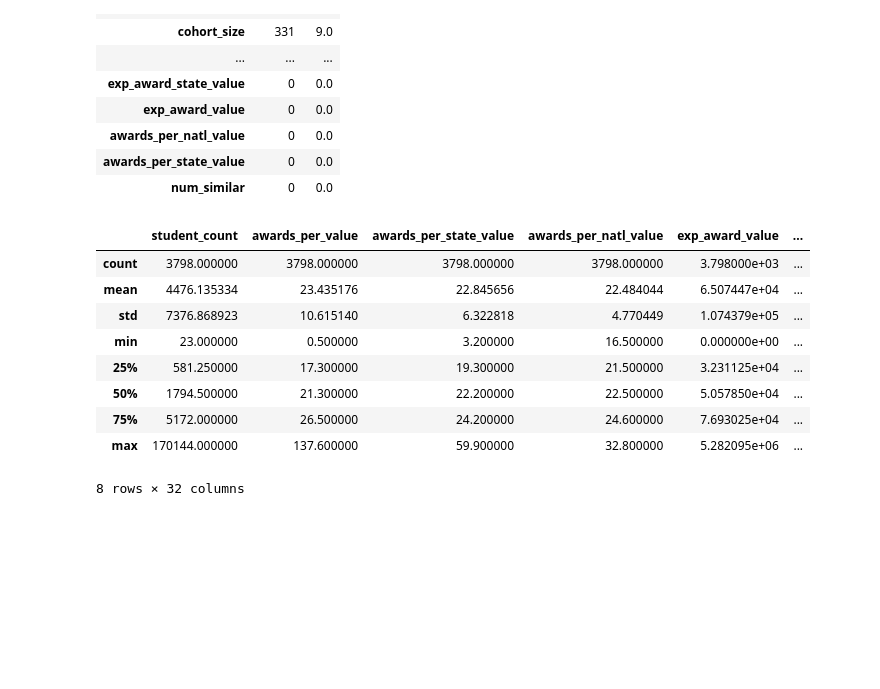
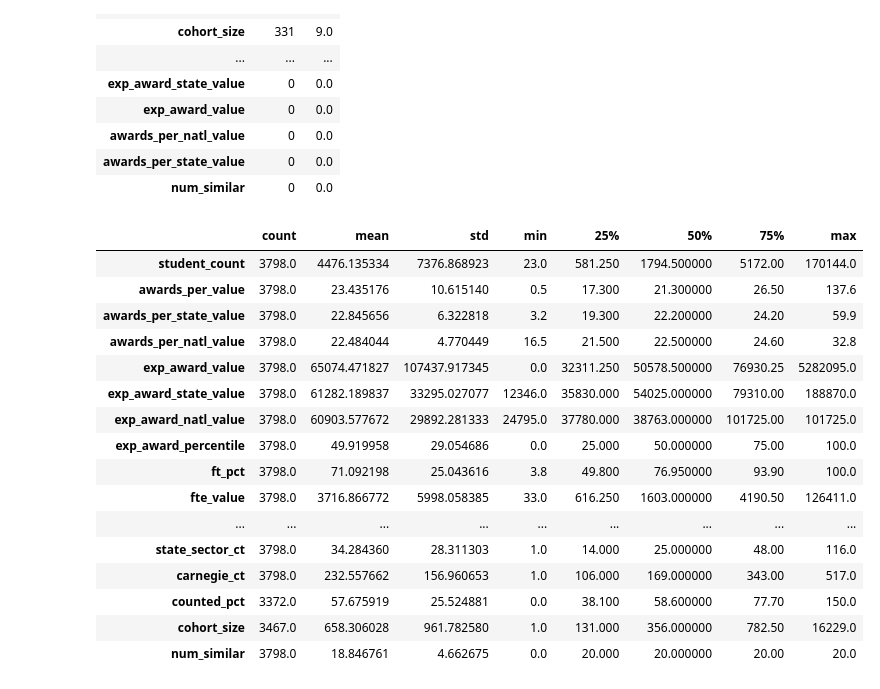
Before and after one commit to PM696/SpringboardBootCamp_DataScience, a Jupyter notebook: HigherEd_Awards_Capstone_Project/HigherEd_Awards_EDA.ipynb, the cells around one changed output. Cells and saved outputs as stored; diff of their text form; code cells hidden in the pictures; blank space fills up the shorter version.

```diff
--- a/HigherEd_Awards_Capstone_Project/HigherEd_Awards_EDA.ipynb
+++ b/HigherEd_Awards_Capstone_Project/HigherEd_Awards_EDA.ipynb
@@ -352,18 +357,25 @@ missing.sort_values(by='Count', ascending=False)
 | awards_per_state_value | 0 | 0.0 |
 | num_similar | 0 | 0.0 |
 # %%
-df_num.describe()
+df_num.describe().T
 # %% [output]
-|  | student_count | awards_per_value | awards_per_state_value | awards_per_natl_value | exp_award_value | ... |
-| count | 3798.000000 | 3798.000000 | 3798.000000 | 3798.000000 | 3.798000e+03 | ... |
-| mean | 4476.135334 | 23.435176 | 22.845656 | 22.484044 | 6.507447e+04 | ... |
-| std | 7376.868923 | 10.615140 | 6.322818 | 4.770449 | 1.074379e+05 | ... |
-| min | 23.000000 | 0.500000 | 3.200000 | 16.500000 | 0.000000e+00 | ... |
-| 25% | 581.250000 | 17.300000 | 19.300000 | 21.500000 | 3.231125e+04 | ... |
-| 50% | 1794.500000 | 21.300000 | 22.200000 | 22.500000 | 5.057850e+04 | ... |
-| 75% | 5172.000000 | 26.500000 | 24.200000 | 24.600000 | 7.693025e+04 | ... |
-| max | 170144.000000 | 137.600000 | 59.900000 | 32.800000 | 5.282095e+06 | ... |
+|  | count | mean | std | min | 25% | 50% | 75% | max |
+| student_count | 3798.0 | 4476.135334 | 7376.868923 | 23.0 | 581.250 | 1794.500000 | 5172.00 | 170144.0 |
+| awards_per_value | 3798.0 | 23.435176 | 10.615140 | 0.5 | 17.300 | 21.300000 | 26.50 | 137.6 |
+| awards_per_state_value | 3798.0 | 22.845656 | 6.322818 | 3.2 | 19.300 | 22.200000 | 24.20 | 59.9 |
+| awards_per_natl_value | 3798.0 | 22.484044 | 4.770449 | 16.5 | 21.500 | 22.500000 | 24.60 | 32.8 |
+| exp_award_value | 3798.0 | 65074.471827 | 107437.917345 | 0.0 | 32311.250 | 50578.500000 | 76930.25 | 5282095.0 |
+| exp_award_state_value | 3798.0 | 61282.189837 | 33295.027077 | 12346.0 | 35830.000 | 54025.000000 | 79310.00 | 188870.0 |
+| exp_award_natl_value | 3798.0 | 60903.577672 | 29892.281333 | 24795.0 | 37780.000 | 38763.000000 | 101725.00 | 101725.0 |
+| exp_award_percentile | 3798.0 | 49.919958 | 29.054686 | 0.0 | 25.000 | 50.000000 | 75.00 | 100.0 |
+| ft_pct | 3798.0 | 71.092198 | 25.043616 | 3.8 | 49.800 | 76.950000 | 93.90 | 100.0 |
+| fte_value | 3798.0 | 3716.866772 | 5998.058385 | 33.0 | 616.250 | 1603.000000 | 4190.50 | 126411.0 |
+| ... | ... | ... | ... | ... | ... | ... | ... | ... |
+| state_sector_ct | 3798.0 | 34.284360 | 28.311303 | 1.0 | 14.000 | 25.000000 | 48.00 | 116.0 |
+| carnegie_ct | 3798.0 | 232.557662 | 156.960653 | 1.0 | 106.000 | 169.000000 | 343.00 | 517.0 |
+| counted_pct | 3372.0 | 57.675919 | 25.524881 | 0.0 | 38.100 | 58.600000 | 77.70 | 150.0 |
+| cohort_size | 3467.0 | 658.306028 | 961.782580 | 1.0 | 131.000 | 356.000000 | 782.50 | 16229.0 |
+| num_similar | 3798.0 | 18.846761 | 4.662675 | 0.0 | 20.000 | 20.000000 | 20.00 | 20.0 |
-8 rows × 32 columns
 # %%
 df_num.corr()
 # %% [output]
```
Also changed, not shown: parts of 20 cells of this notebook.
